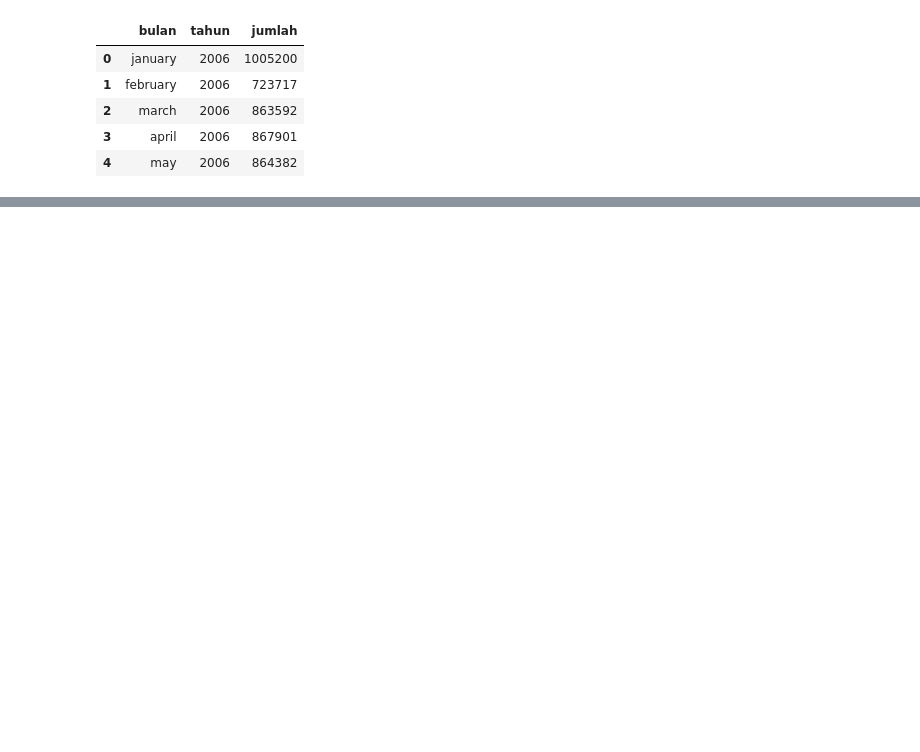
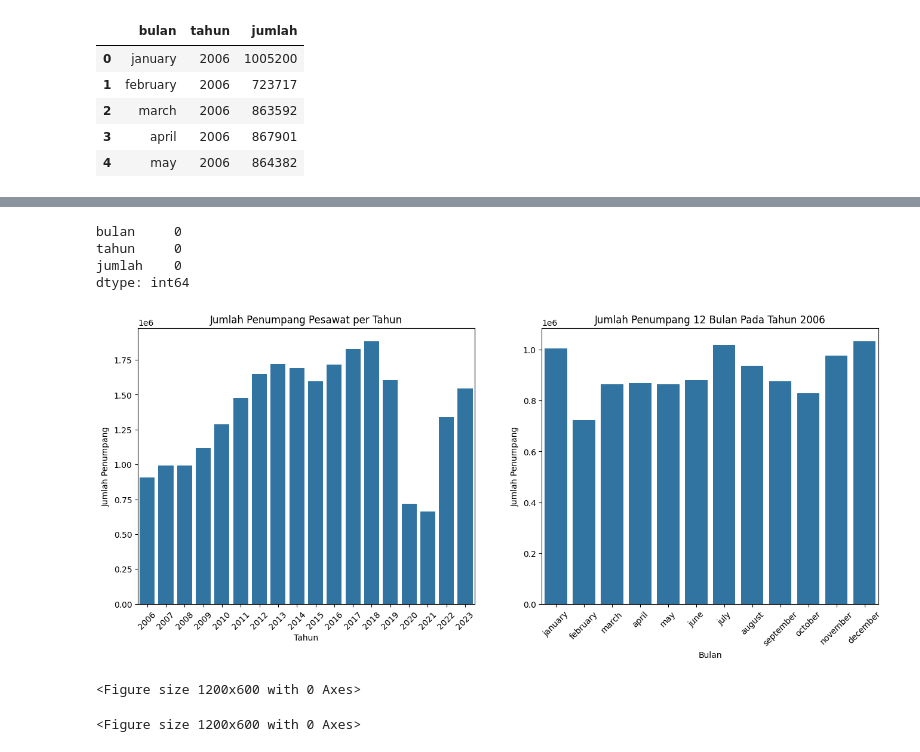
Before and after one commit to NestiaDev-id/Optimization-Holt-winter-using-Genetic-algorithm, a Jupyter notebook: notebooks/01-data-exploration.ipynb, the cells around one changed output, grey strips where cells are left out. Drawn from its saved outputs; the diff is of its cells as text; code cells hidden in the pictures; blank space fills up the shorter version.

Commit message:
update explor, clean, and splitting data

```diff
--- a/notebooks/01-data-exploration.ipynb
+++ b/notebooks/01-data-exploration.ipynb
@@ -17,0 +46,31 @@ df.head()
+# %%
+# 5. Cek missing values
+print(df.isnull().sum())
+# %% [output]
+bulan     0
+tahun     0
+jumlah    0
+dtype: int64
+# %%
+fig, axes = plt.subplots(1, 2, figsize=(16, 6))
+
+plt.figure(figsize=(12, 6))
+sns.barplot(ax=axes[0], x='tahun', y='jumlah', data=df, errorbar=None)
+axes[0].set_title('Jumlah Penumpang Pesawat per Tahun')
+axes[0].set_xlabel('Tahun')
+axes[0].set_ylabel('Jumlah Penumpang')
+axes[0].tick_params(axis='x', rotation=45)
+
+plt.figure(figsize=(12, 6))
+sns.barplot(ax=axes[1], x='bulan', y='jumlah', data=df.head(12), errorbar=None)
+axes[1].set_title('Jumlah Penumpang 12 Bulan Pada Tahun 2006')
+axes[1].set_xlabel('Bulan')
+axes[1].set_ylabel('Jumlah Penumpang')
+axes[1].tick_params(axis='x', rotation=45)
+
+plt.tight_layout()
+plt.show()
+# %% [output]
+[figure, added]
+<Figure size 1200x600 with 0 Axes>
+<Figure size 1200x600 with 0 Axes>
```
Also changed, not shown: parts of 5 cells of this notebook, 8 other files.
